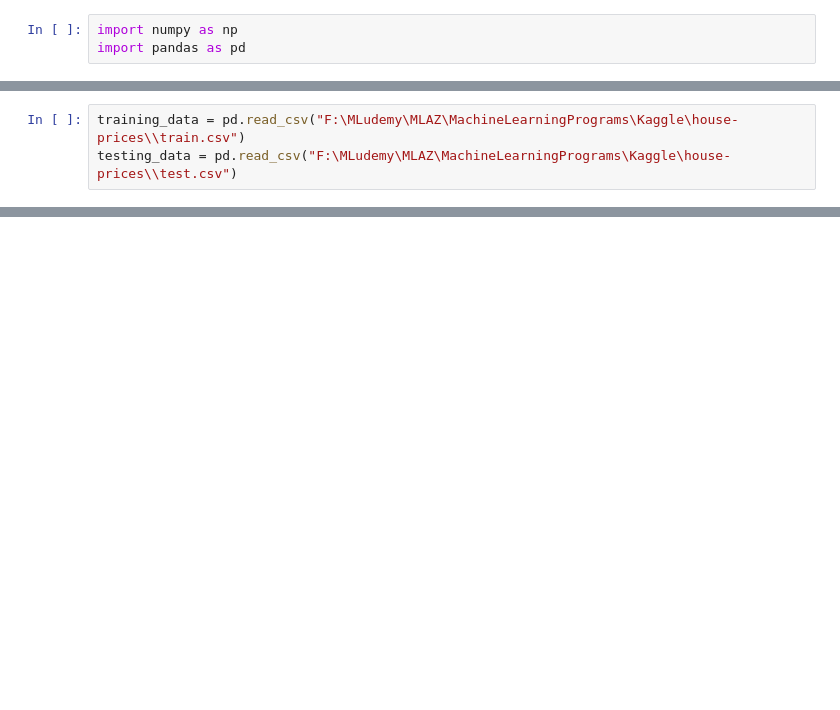
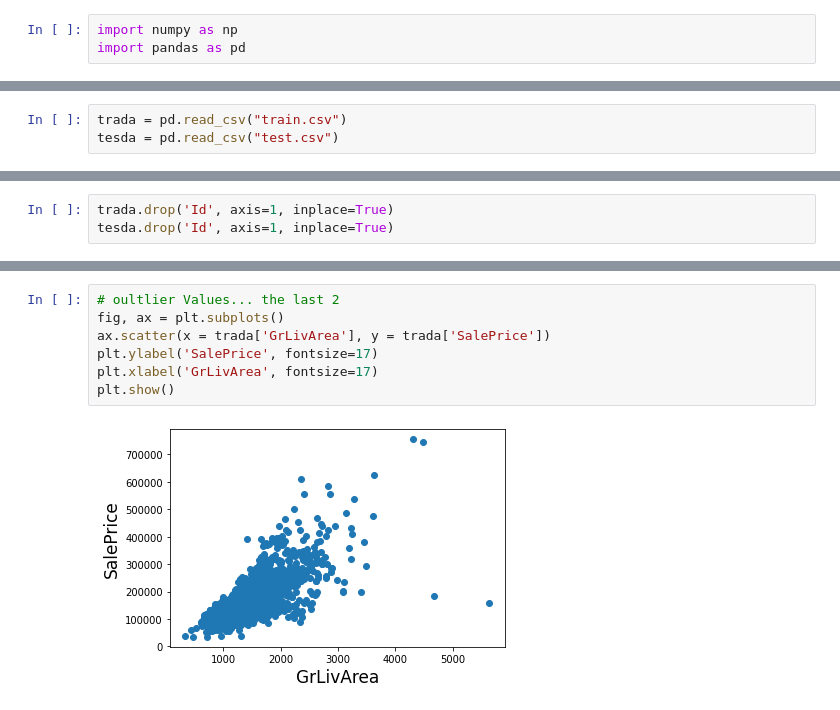
Before and after one commit to vibhavnirmal/ML-DL-CV, a Jupyter notebook: Kaggle/house-prices/hp.ipynb, the cells around one changed output, grey strips where cells are left out. Cells and saved outputs as stored; diff of their text form; blank space fills up the shorter version.

```diff
--- a/Kaggle/house-prices/hp.ipynb
+++ b/Kaggle/house-prices/hp.ipynb
@@ -4,4 +6,4 @@ import pandas as pd
 # %%
-training_data = pd.read_csv("F:\MLudemy\MLAZ\MachineLearningPrograms\Kaggle\house-prices\\train.csv")
-testing_data = pd.read_csv("F:\MLudemy\MLAZ\MachineLearningPrograms\Kaggle\house-prices\\test.csv")
+trada = pd.read_csv("train.csv")
+tesda = pd.read_csv("test.csv")
 # %%
@@ -57,0 +49,3 @@ dtype: int64
+# %%
+trada.drop('Id', axis=1, inplace=True)
+tesda.drop('Id', axis=1, inplace=True)
@@ -57,0 +61,9 @@ dtype: int64
+# %%
+# oultlier Values... the last 2
+fig, ax = plt.subplots()
+ax.scatter(x = trada['GrLivArea'], y = trada['SalePrice'])
+plt.ylabel('SalePrice', fontsize=17)
+plt.xlabel('GrLivArea', fontsize=17)
+plt.show()
+# %% [output]
+[figure, added]
```
Also changed, not shown: parts of 54 cells of this notebook.
